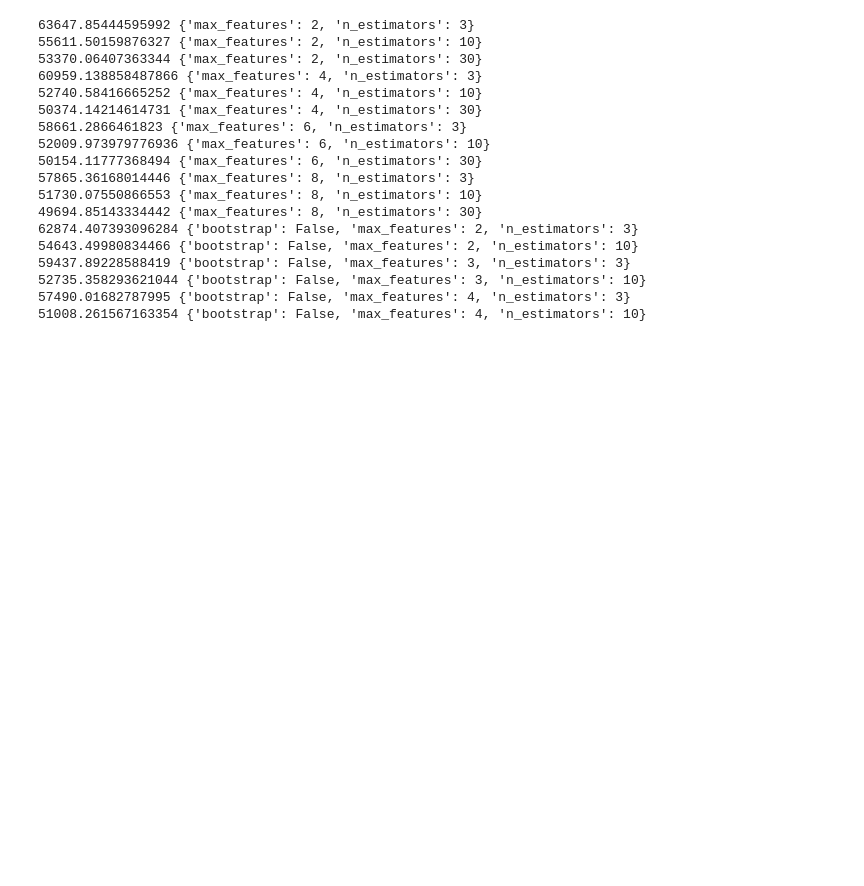
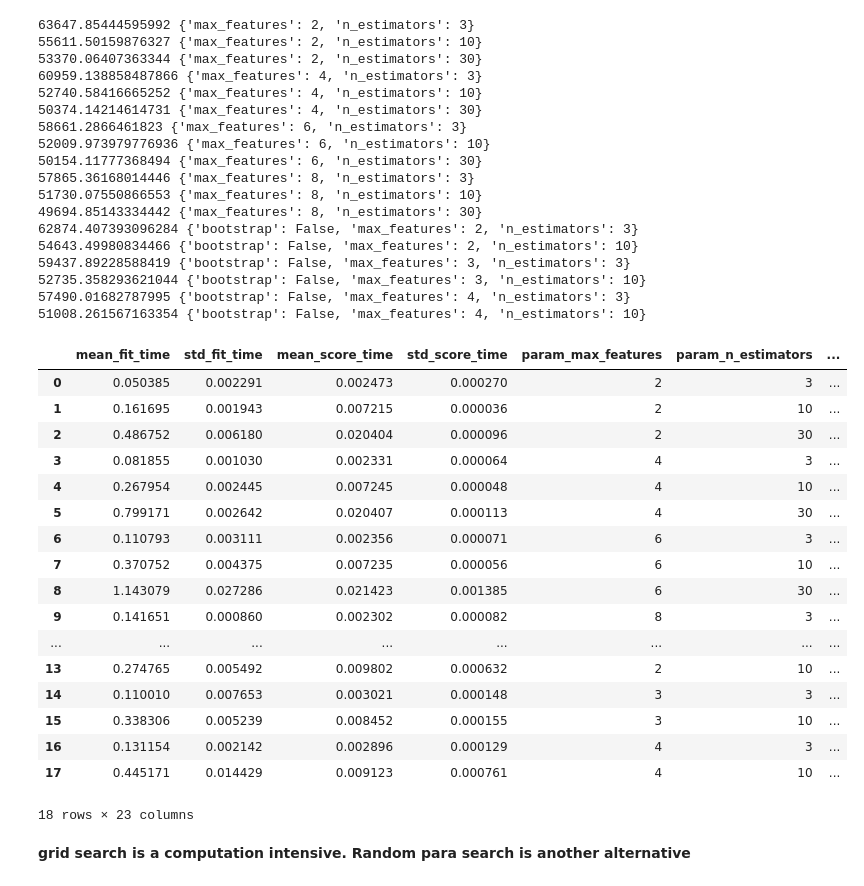
Before and after one commit to superyang713/Kaggle_Competition, a Jupyter notebook: Cali_Housing/Cal_Housing_Analysis.ipynb, the cells around one changed output. Saved outputs shown, nothing was run; the diff lists cells and outputs as text; code cells hidden in the pictures; blank space fills up the shorter version.

```diff
--- a/Cali_Housing/Cal_Housing_Analysis.ipynb
+++ b/Cali_Housing/Cal_Housing_Analysis.ipynb
@@ -543,3 +547,26 @@ for mean_score, params in zip(cv_mean_results["mean_test_score"], cv_mean_result
 52735.358293621044 {'bootstrap': False, 'max_features': 3, 'n_estimators': 10}
 57490.01682787995 {'bootstrap': False, 'max_features': 4, 'n_estimators': 3}
 51008.261567163354 {'bootstrap': False, 'max_features': 4, 'n_estimators': 10}
+# %%
+pd.DataFrame(grid_search.cv_results_)
+# %% [output]
+|  | mean_fit_time | std_fit_time | mean_score_time | std_score_time | param_max_features | param_n_estimators | ... |
+| 0 | 0.050385 | 0.002291 | 0.002473 | 0.000270 | 2 | 3 | ... |
+| 1 | 0.161695 | 0.001943 | 0.007215 | 0.000036 | 2 | 10 | ... |
+| 2 | 0.486752 | 0.006180 | 0.020404 | 0.000096 | 2 | 30 | ... |
+| 3 | 0.081855 | 0.001030 | 0.002331 | 0.000064 | 4 | 3 | ... |
+| 4 | 0.267954 | 0.002445 | 0.007245 | 0.000048 | 4 | 10 | ... |
+| 5 | 0.799171 | 0.002642 | 0.020407 | 0.000113 | 4 | 30 | ... |
+| 6 | 0.110793 | 0.003111 | 0.002356 | 0.000071 | 6 | 3 | ... |
+| 7 | 0.370752 | 0.004375 | 0.007235 | 0.000056 | 6 | 10 | ... |
+| 8 | 1.143079 | 0.027286 | 0.021423 | 0.001385 | 6 | 30 | ... |
+| 9 | 0.141651 | 0.000860 | 0.002302 | 0.000082 | 8 | 3 | ... |
+| ... | ... | ... | ... | ... | ... | ... | ... |
+| 13 | 0.274765 | 0.005492 | 0.009802 | 0.000632 | 2 | 10 | ... |
+| 14 | 0.110010 | 0.007653 | 0.003021 | 0.000148 | 3 | 3 | ... |
+| 15 | 0.338306 | 0.005239 | 0.008452 | 0.000155 | 3 | 10 | ... |
+| 16 | 0.131154 | 0.002142 | 0.002896 | 0.000129 | 4 | 3 | ... |
+| 17 | 0.445171 | 0.014429 | 0.009123 | 0.000761 | 4 | 10 | ... |
+18 rows × 23 columns
+# %% [markdown]
+**grid search is a computation intensive. Random para search is another alternative**
```
Also changed, not shown: parts of 6 cells of this notebook.
